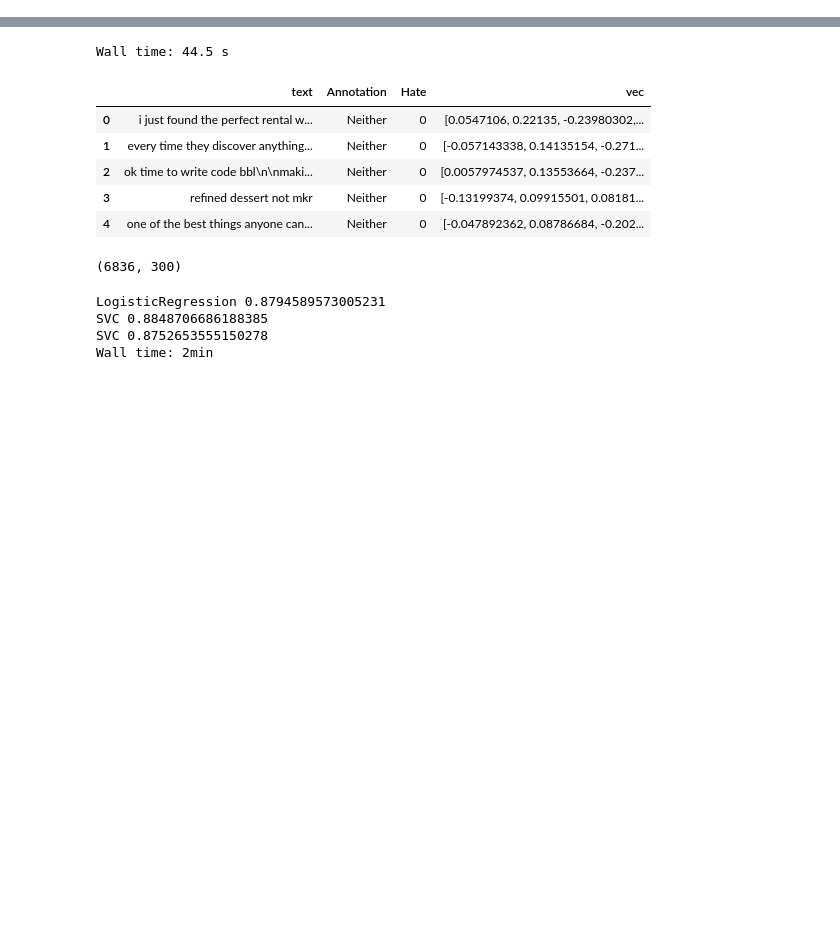
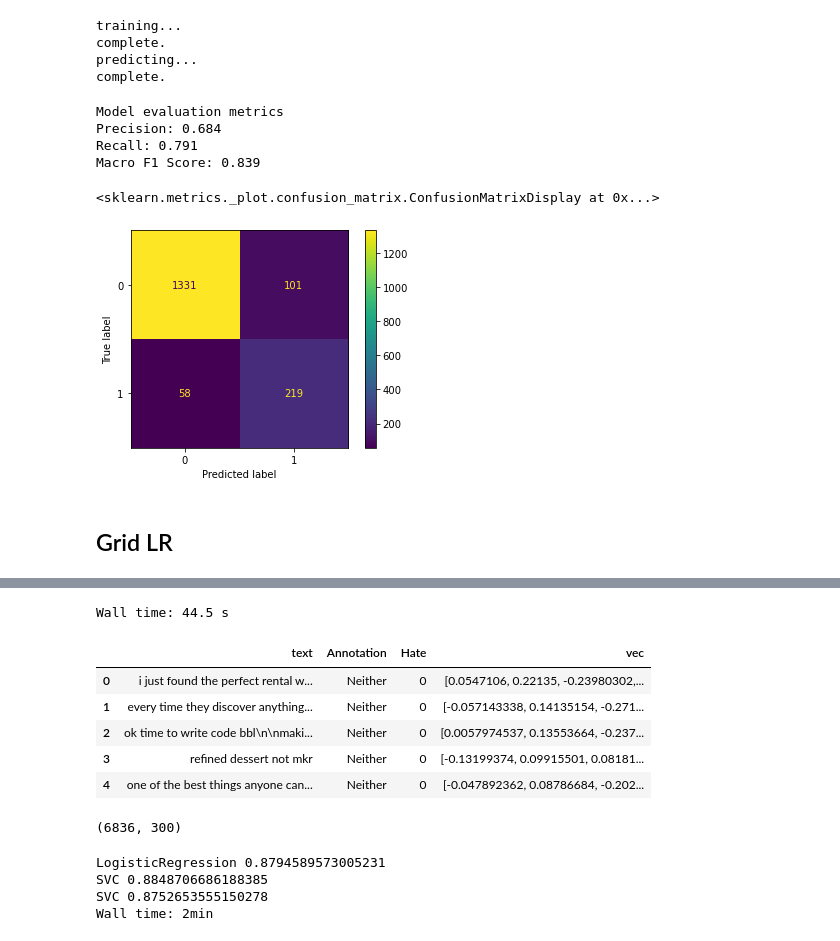
Before and after one commit to CracknellJ/Identifying-Hate-Speech-Categories-On-Social-Media, a Jupyter notebook: Code/models/Binary classification/Word Embeddings.ipynb, the cells around one changed output, grey strips where cells are left out. Cells and saved outputs as stored; diff of their text form; code cells hidden in the pictures; blank space fills up the shorter version.

```diff
--- a/Code/models/Binary classification/Word Embeddings.ipynb
+++ b/Code/models/Binary classification/Word Embeddings.ipynb
@@ -36,0 +48,15 @@ df.head(5)
+# %%
+SVM_default = svm.SVC(C=1.0, kernel='rbf', gamma='scale', shrinking=True,
+                      class_weight=None, random_state=12)
+
+# dictionary containing the parameters which will be used for grid search
+grid_search_params={'C': [1, 10, 30],
+              'gamma': ['auto', 0.1, 0.01],
+              'kernel': ['rbf', 'sigmoid', 'linear', 'poly'],
+              'coef0': [0.1, 1, 3],
+              'degree': [1, 3, 5],
+              'class_weight': [None, 'balanced']}
+
+# grid search with f1 being the performance metric
+SVM_grid = GridSearchCV(SVM_default, grid_search_params, cv=5, scoring='f1_macro', verbose=3)
+SVM_grid.fit(tfidf_train, y_train)
@@ -36,0 +97,40 @@ df.head(5)
+# %%
+# train classifier
+print("training...")
+SVM_grid.best_estimator_.fit(tfidf_train, y_train)
+print("complete.")
+# use classifier to predict on test set
+print("predicting...")
+SVM_test_preds = SVM_grid.best_estimator_.predict(tfidf_test)
+print("complete.")
+# %% [output]
+training...
+complete.
+predicting...
+complete.
+# %%
+TFIDF_metrics = {}
+SVM_default_precision = precision_score(y_test, SVM_test_preds)
+SVM_default_recall = recall_score(y_test, SVM_test_preds)
+SVM_default_macro_f1_score = f1_score(y_test, SVM_test_preds, average='macro')
+
+#model evaluation
+print('Model evaluation metrics')
+print('Precision: {:.3}'.format(SVM_default_precision))
+print('Recall: {:.3}'.format(SVM_default_recall))
+print('Macro F1 Score: {:.3}'.format(SVM_default_macro_f1_score))
+
+TFIDF_metrics['Default SVM'] = {'precision': SVM_default_precision, 'recall': SVM_default_recall,
+                              'macro_f1': SVM_default_macro_f1_score}
+# %% [output]
+Model evaluation metrics
+Precision: 0.684
+Recall: 0.791
+Macro F1 Score: 0.839
+# %%
+plot_confusion_matrix(SVM_grid.best_estimator_, tfidf_test, y_test)
+# %% [output]
+<sklearn.metrics._plot.confusion_matrix.ConfusionMatrixDisplay at 0x...>
+[figure, added]
+# %% [markdown]
+## Grid LR
```
Also changed, not shown: parts of 19 cells of this notebook, 16 other files.
